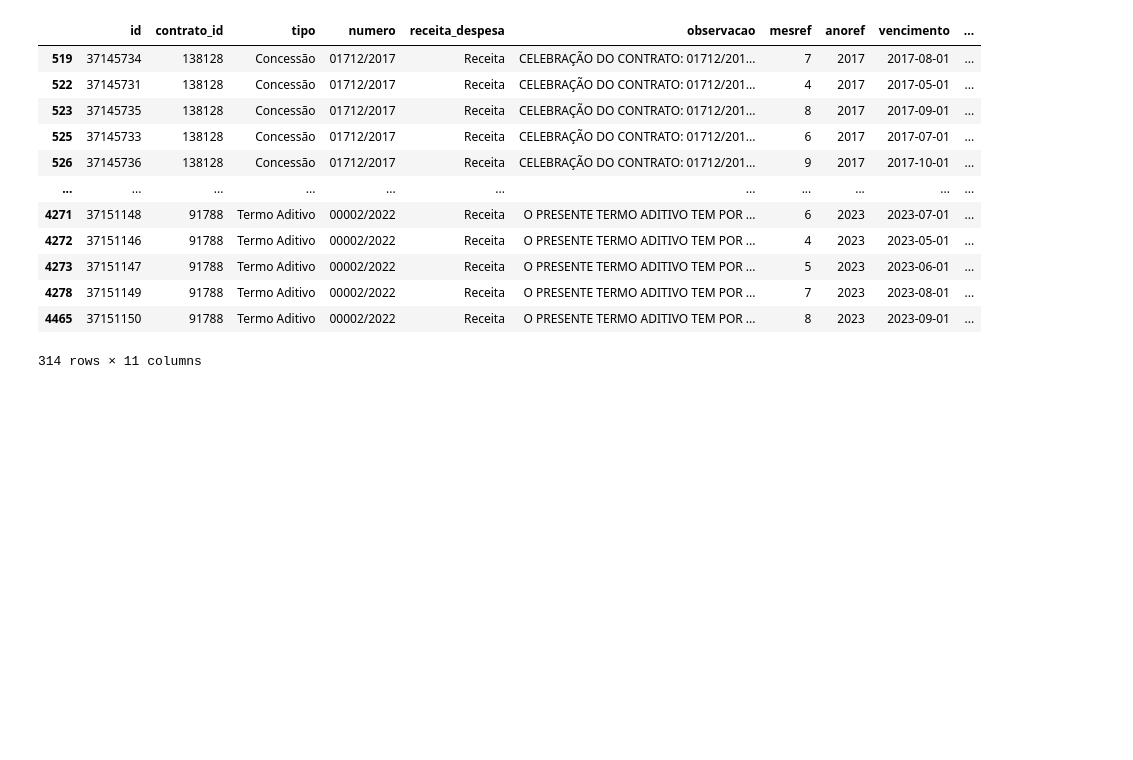
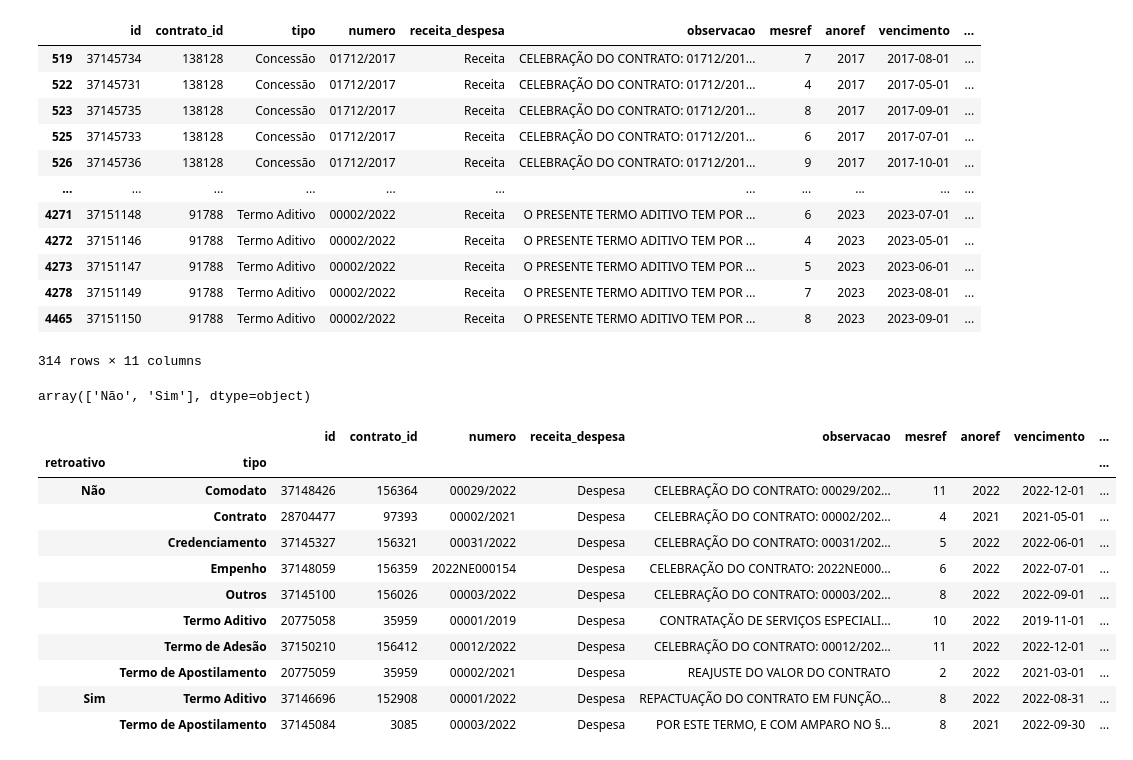
Before and after one commit to treinaweb/treinaweb-manipulacao-de-dados-com-pandas, a Jupyter notebook: Análise de Compras.ipynb, the cells around one changed output. Drawn from its saved outputs; the diff is of its cells as text; code cells hidden in the pictures; blank space fills up the shorter version.

```diff
--- a/Análise de Compras.ipynb
+++ b/Análise de Compras.ipynb
@@ -220,3 +220,23 @@ filtra_receita
 | 4278 | 37151149 | 91788 | Termo Aditivo | 00002/2022 | Receita | O PRESENTE TERMO ADITIVO TEM POR ... | 7 | 2023 | 2023-08-01 | ... |
 | 4465 | 37151150 | 91788 | Termo Aditivo | 00002/2022 | Receita | O PRESENTE TERMO ADITIVO TEM POR ... | 8 | 2023 | 2023-09-01 | ... |
 314 rows × 11 columns
+# %%
+filtra_despesa['retroativo'].unique()
+# %% [output]
+array(['Não', 'Sim'], dtype=object)
+# %%
+grupo_despesa = filtra_despesa.groupby(['retroativo', 'tipo'])
+grupo_despesa.first()
+# %% [output]
+|  |  | id | contrato_id | numero | receita_despesa | observacao | mesref | anoref | vencimento | ... |
+| retroativo | tipo |  |  |  |  |  |  |  |  | ... |
+| Não | Comodato | 37148426 | 156364 | 00029/2022 | Despesa | CELEBRAÇÃO DO CONTRATO: 00029/202... | 11 | 2022 | 2022-12-01 | ... |
+|  | Contrato | 28704477 | 97393 | 00002/2021 | Despesa | CELEBRAÇÃO DO CONTRATO: 00002/202... | 4 | 2021 | 2021-05-01 | ... |
+|  | Credenciamento | 37145327 | 156321 | 00031/2022 | Despesa | CELEBRAÇÃO DO CONTRATO: 00031/202... | 5 | 2022 | 2022-06-01 | ... |
+|  | Empenho | 37148059 | 156359 | 2022NE000154 | Despesa | CELEBRAÇÃO DO CONTRATO: 2022NE000... | 6 | 2022 | 2022-07-01 | ... |
+|  | Outros | 37145100 | 156026 | 00003/2022 | Despesa | CELEBRAÇÃO DO CONTRATO: 00003/202... | 8 | 2022 | 2022-09-01 | ... |
+|  | Termo Aditivo | 20775058 | 35959 | 00001/2019 | Despesa | CONTRATAÇÃO DE SERVIÇOS ESPECIALI... | 10 | 2022 | 2019-11-01 | ... |
+|  | Termo de Adesão | 37150210 | 156412 | 00012/2022 | Despesa | CELEBRAÇÃO DO CONTRATO: 00012/202... | 11 | 2022 | 2022-12-01 | ... |
+|  | Termo de Apostilamento | 20775059 | 35959 | 00002/2021 | Despesa | REAJUSTE DO VALOR DO CONTRATO | 2 | 2022 | 2021-03-01 | ... |
+| Sim | Termo Aditivo | 37146696 | 152908 | 00001/2022 | Despesa | REPACTUAÇÃO DO CONTRATO EM FUNÇÃO... | 8 | 2022 | 2022-08-31 | ... |
+|  | Termo de Apostilamento | 37145084 | 3085 | 00003/2022 | Despesa | POR ESTE TERMO, E COM AMPARO NO §... | 8 | 2021 | 2022-09-30 | ... |
```
Also changed, not shown: parts of 1 cell of this notebook.
